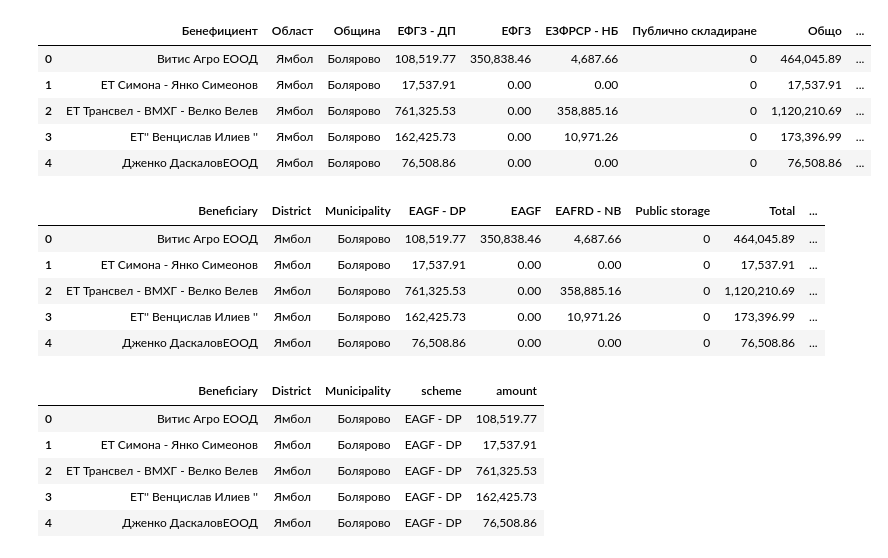
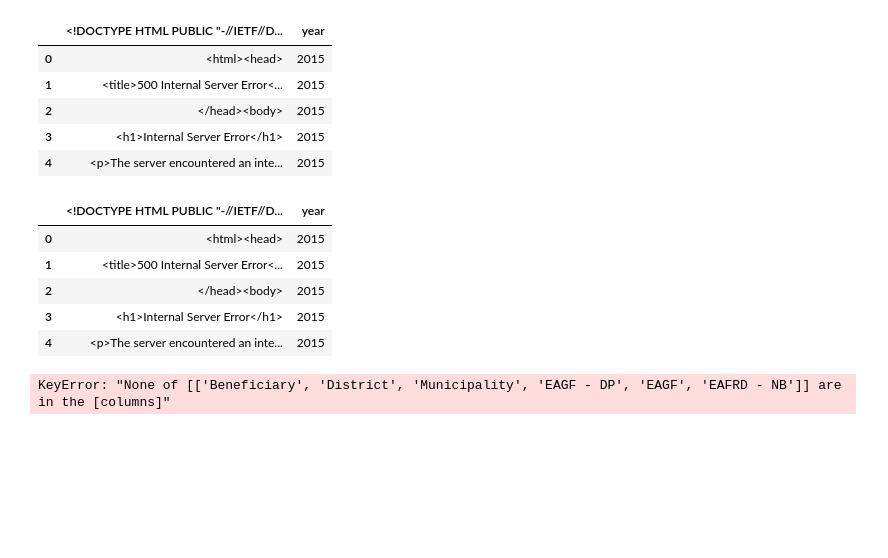
Before and after one commit to openspending/farmsubsidy-scrapers, a Jupyter notebook: bg/bulgaria-scraper.ipynb, the cells around one changed output. Cells and saved outputs as stored; diff of their text form; code cells hidden in the pictures; blank space fills up the shorter version.

```diff
--- a/bg/bulgaria-scraper.ipynb
+++ b/bg/bulgaria-scraper.ipynb
@@ -5,9 +5,11 @@ from collections import defaultdict
 import requests
 
 import pandas as pd
+# %%
+YEARS = [2015, 2016]
 # %%
 def download_year(year):
-    import pdb; pdb.set_trace()
+#     import pdb; pdb.set_trace()
     print('Initial %d' % year)
     response = requests.get('http://iacs-online.dfz.bg/apex/f?p=100:1:2519959547410070')
     instance_id = response.url.split(':')[-1]
@@ -39,7 +41,7 @@ def download_year(year):
     post_data = defaultdict(list)
     for k, v in data:
         post_data[k].append(v)
-    import pdb; pdb.set_trace()
+#     import pdb; pdb.set_trace()
     print('Searching...')
     response = requests.post('http://iacs-online.dfz.bg/apex/wwv_flow.accept', data=post_data)
 
@@ -55,10 +57,10 @@ def download_year(year):
     return response.content
 
 
-for year in [2013, 2014]:
+for year in YEARS:
     filename = 'data_%d_raw.csv' % year
     if not os.path.exists(filename):
         content = download_year(year)
-        with open(filename, 'w') as f:
+        with open(filename, 'wb') as f:
             f.write(content)
 # %% [output]
@@ -82,17 +73,19 @@ Downloading...
 # %%
 def get_year_dfs(years):
     for year in years:
-        yield pd.read_csv('data_2013_raw.csv', delimiter=';', encoding='windows-1251')
+        df = pd.read_csv(f'data_{year}_raw.csv', delimiter=';', encoding='windows-1251')
+        df['year'] = year
+        yield df
 
-df_raw = pd.concat(get_year_dfs([2013, 2014]))
+df_raw = pd.concat(get_year_dfs(YEARS))
 df_raw.head()
 # %% [output]
-|  | Бенефициент | Област | Община | ЕФГЗ - ДП | ЕФГЗ | ЕЗФРСР - НБ | Публично складиране | Общо | ... |
-| 0 | Витис Агро ЕООД | Ямбол | Болярово | 108,519.77 | 350,838.46 | 4,687.66 | 0 | 464,045.89 | ... |
-| 1 | ЕТ Симона - Янко Симеонов | Ямбол | Болярово | 17,537.91 | 0.00 | 0.00 | 0 | 17,537.91 | ... |
-| 2 | ЕТ Трансвел - ВМХГ - Велко Велев | Ямбол | Болярово | 761,325.53 | 0.00 | 358,885.16 | 0 | 1,120,210.69 | ... |
-| 3 | ЕТ'' Венцислав Илиев '' | Ямбол | Болярово | 162,425.73 | 0.00 | 10,971.26 | 0 | 173,396.99 | ... |
-| 4 | Дженко ДаскаловЕООД | Ямбол | Болярово | 76,508.86 | 0.00 | 0.00 | 0 | 76,508.86 | ... |
+|  | <!DOCTYPE HTML PUBLIC "-//IETF//D... | year |
+| 0 | <html><head> | 2015 |
+| 1 | <title>500 Internal Server Error<... | 2015 |
+| 2 | </head><body> | 2015 |
+| 3 | <h1>Internal Server Error</h1> | 2015 |
+| 4 | <p>The server encountered an inte... | 2015 |
 # %%
 original = u'Бенефициент	Област	Община	ЕФГЗ - ДП	ЕФГЗ	ЕЗФРСР - НБ	Публично складиране	Общо'.split('\t')
 translation = u'Beneficiary\tDistrict\tMunicipality\tEAGF - DP\tEAGF\tEAFRD - NB\tPublic storage\tTotal'.split('\t')
@@ -100,12 +93,12 @@ df_raw = df_raw.rename(columns=dict(zip(original, translation)))
 df_raw = df_raw.drop(['Unnamed: 8', 'Public storage'])
 df_raw.head()
 # %% [output]
-|  | Beneficiary | District | Municipality | EAGF - DP | EAGF | EAFRD - NB | Public storage | Total | ... |
-| 0 | Витис Агро ЕООД | Ямбол | Болярово | 108,519.77 | 350,838.46 | 4,687.66 | 0 | 464,045.89 | ... |
-| 1 | ЕТ Симона - Янко Симеонов | Ямбол | Болярово | 17,537.91 | 0.00 | 0.00 | 0 | 17,537.91 | ... |
-| 2 | ЕТ Трансвел - ВМХГ - Велко Велев | Ямбол | Болярово | 761,325.53 | 0.00 | 358,885.16 | 0 | 1,120,210.69 | ... |
-| 3 | ЕТ'' Венцислав Илиев '' | Ямбол | Болярово | 162,425.73 | 0.00 | 10,971.26 | 0 | 173,396.99 | ... |
-| 4 | Дженко ДаскаловЕООД | Ямбол | Болярово | 76,508.86 | 0.00 | 0.00 | 0 | 76,508.86 | ... |
+|  | <!DOCTYPE HTML PUBLIC "-//IETF//D... | year |
+| 0 | <html><head> | 2015 |
+| 1 | <title>500 Internal Server Error<... | 2015 |
+| 2 | </head><body> | 2015 |
+| 3 | <h1>Internal Server Error</h1> | 2015 |
+| 4 | <p>The server encountered an inte... | 2015 |
 # %%
 id_vars = 'Beneficiary	District	Municipality'.split('\t')
 value_vars = 'EAGF - DP	EAGF	EAFRD - NB'.split('\t')
@@ -113,12 +106,7 @@ value_vars = 'EAGF - DP	EAGF	EAFRD - NB'.split('\t')
 df = pd.melt(df_raw, id_vars=id_vars, value_vars=value_vars, value_name='amount', var_name='scheme')
 df.head()
 # %% [output]
-|  | Beneficiary | District | Municipality | scheme | amount |
-| 0 | Витис Агро ЕООД | Ямбол | Болярово | EAGF - DP | 108,519.77 |
-| 1 | ЕТ Симона - Янко Симеонов | Ямбол | Болярово | EAGF - DP | 17,537.91 |
-| 2 | ЕТ Трансвел - ВМХГ - Велко Велев | Ямбол | Болярово | EAGF - DP | 761,325.53 |
-| 3 | ЕТ'' Венцислав Илиев '' | Ямбол | Болярово | EAGF - DP | 162,425.73 |
-| 4 | Дженко ДаскаловЕООД | Ямбол | Болярово | EAGF - DP | 76,508.86 |
+KeyError: "None of [['Beneficiary', 'District', 'Municipality', 'EAGF - DP', 'EAGF', 'EAFRD - NB']] are in the [columns]"
 # %%
 df['amount'] = pd.to_numeric(df['amount'].str.replace(',', ''), errors='coerce')
 df.head()
```
Also changed, not shown: parts of 4 cells of this notebook, 17 other files.
